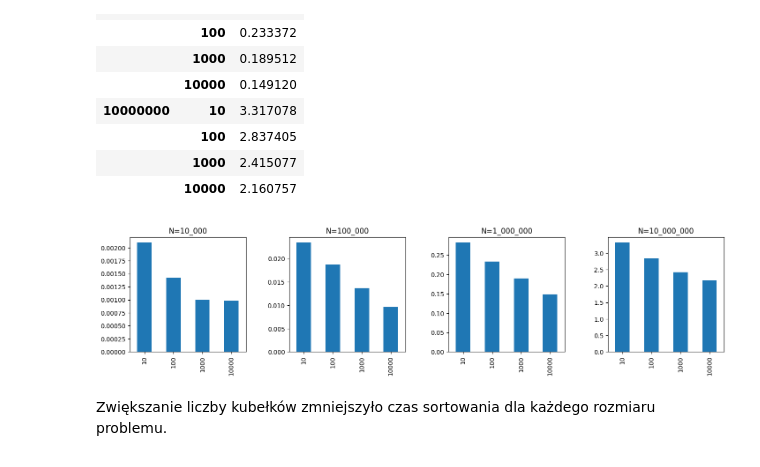
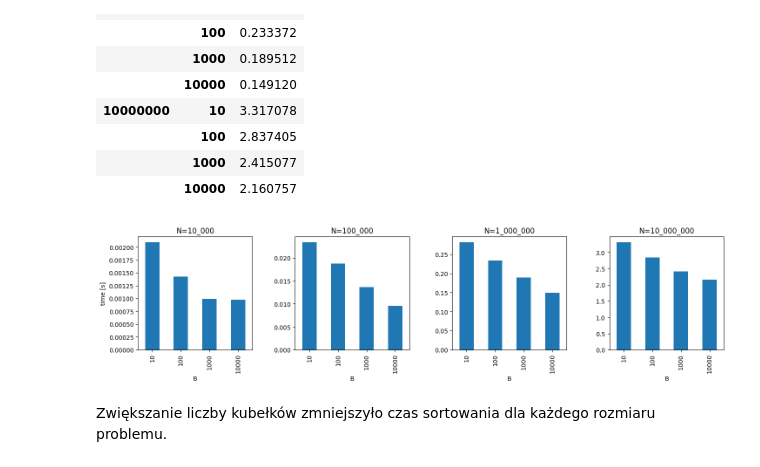
Before and after one commit to aklekowski/agh-mpr, a Jupyter notebook: [MPR]_openMP.ipynb, the cells around one changed output. Cells and saved outputs as stored; diff of their text form; code cells hidden in the pictures.

Commit message:
improve charts

```diff
--- a/[MPR]_openMP.ipynb
+++ b/[MPR]_openMP.ipynb
@@ -64,15 +64,15 @@ bucket_sort_df.head(16)
 # %%
 bucket_sort_df = bucket_sort_df.reset_index()
 fig, ((ax1, ax2, ax3, ax4)) = plt.pyplot.subplots(1, 4)
 fig.set_size_inches(15, 4)
 fig.tight_layout(pad=4.0)
 
-ax = bucket_sort_df.loc[bucket_sort_df['N'] == 10_000][['B', 'T_E']].set_index('B').plot.bar(ax=ax1,legend=None, title="N=10_000", xlabel="")
-ax = bucket_sort_df.loc[bucket_sort_df['N'] == 100_000][['B', 'T_E']].set_index('B').plot.bar(ax=ax2,legend=None, title="N=100_000", xlabel="")
-ax = bucket_sort_df.loc[bucket_sort_df['N'] == 1_000_000][['B', 'T_E']].set_index('B').plot.bar(ax=ax3,legend=None, title="N=1_000_000", xlabel="")
-ax = bucket_sort_df.loc[bucket_sort_df['N'] == 10_000_000][['B', 'T_E']].set_index('B').plot.bar(ax=ax4,legend=None, title="N=10_000_000", xlabel="")
+ax = bucket_sort_df.loc[bucket_sort_df['N'] == 10_000][['B', 'T_E']].set_index('B').plot.bar(ax=ax1,legend=None, title="N=10_000", ylabel="time [s]")
+ax = bucket_sort_df.loc[bucket_sort_df['N'] == 100_000][['B', 'T_E']].set_index('B').plot.bar(ax=ax2,legend=None, title="N=100_000")
+ax = bucket_sort_df.loc[bucket_sort_df['N'] == 1_000_000][['B', 'T_E']].set_index('B').plot.bar(ax=ax3,legend=None, title="N=1_000_000")
+ax = bucket_sort_df.loc[bucket_sort_df['N'] == 10_000_000][['B', 'T_E']].set_index('B').plot.bar(ax=ax4,legend=None, title="N=10_000_000")
 # %% [output]
-[figure, old version]
+[figure, new version]
 # %% [markdown]
 Zwiększanie liczby kubełków zmniejszyło czas sortowania dla każdego rozmiaru problemu.
 # %% [markdown]
```
Also changed, not shown: parts of 1 cell of this notebook.
